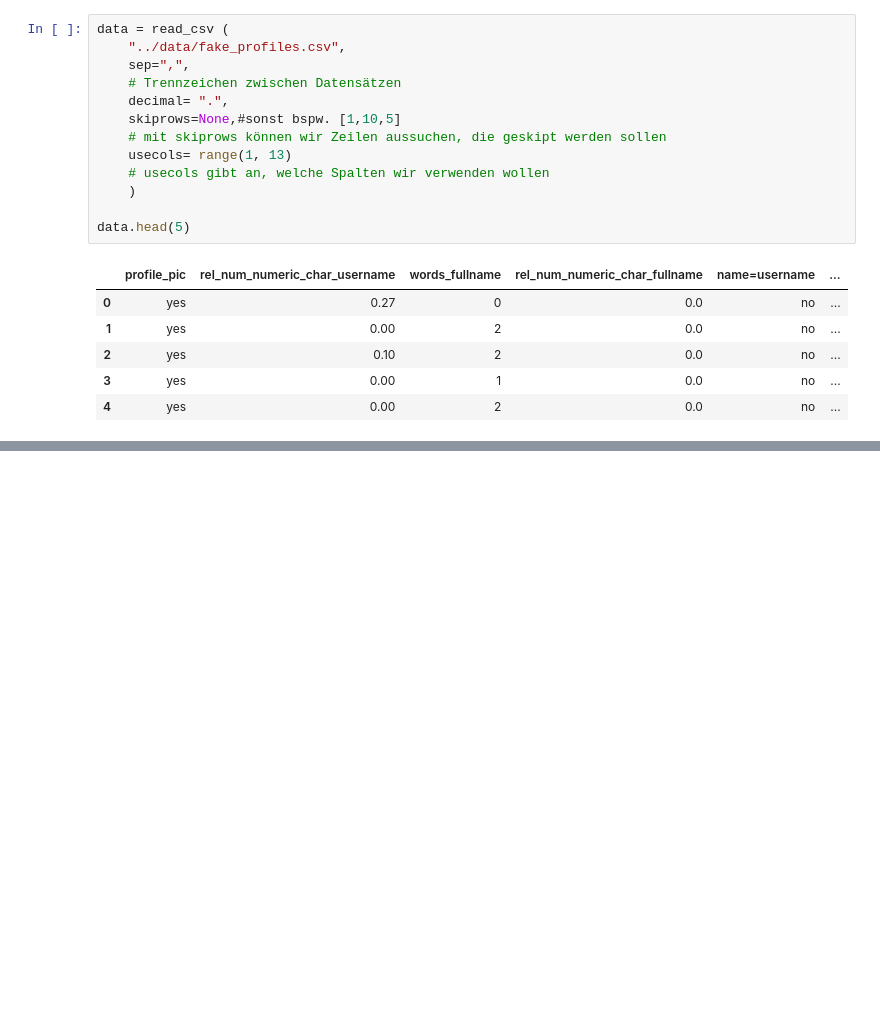
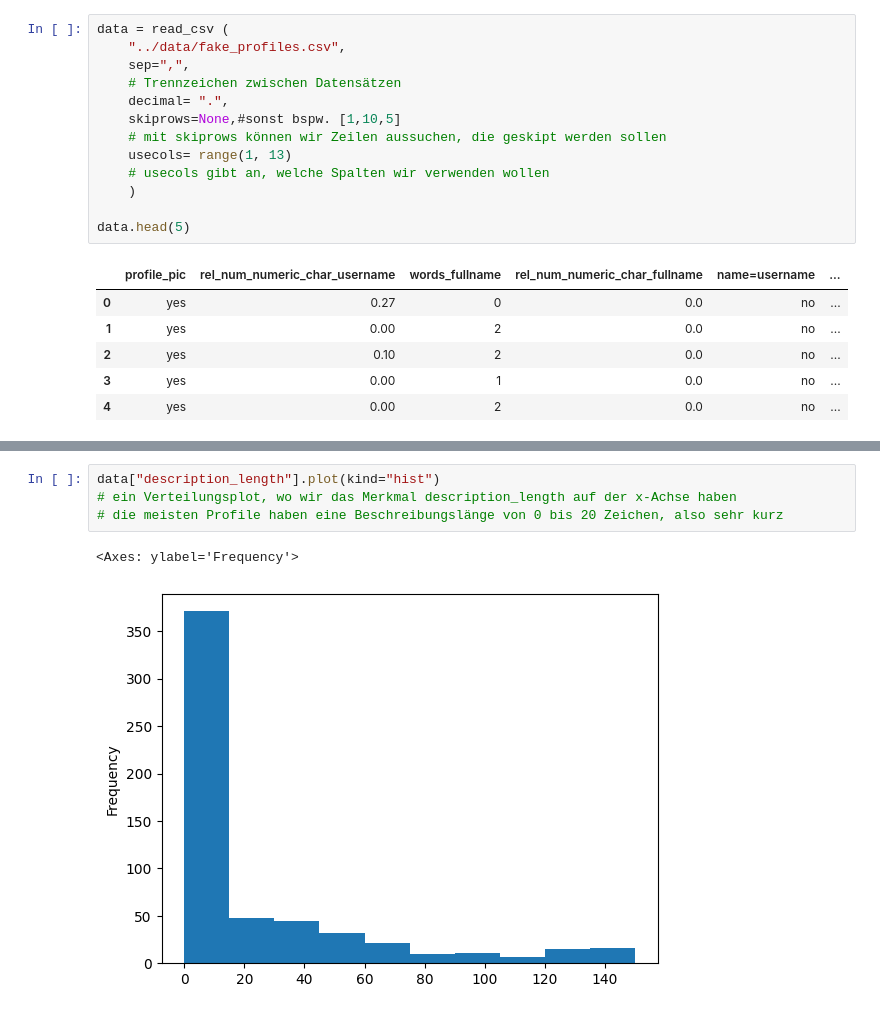
Before and after one commit to leaannadsr/data-science-SS25, a Jupyter notebook: code/lektion_02.ipynb, the cells around one changed output, grey strips where cells are left out. Drawn from its saved outputs; the diff is of its cells as text; blank space fills up the shorter version.

```diff
--- a/code/lektion_02.ipynb
+++ b/code/lektion_02.ipynb
@@ -77,0 +308,7 @@ data.head(5)
+# %%
+data["description_length"].plot(kind="hist")
+# ein Verteilungsplot, wo wir das Merkmal description_length auf der x-Achse haben
+# die meisten Profile haben eine Beschreibungslänge von 0 bis 20 Zeichen, also sehr kurz
+# %% [output]
+<Axes: ylabel='Frequency'>
+[figure, added]
```
Also changed, not shown: parts of 28 cells of this notebook.
